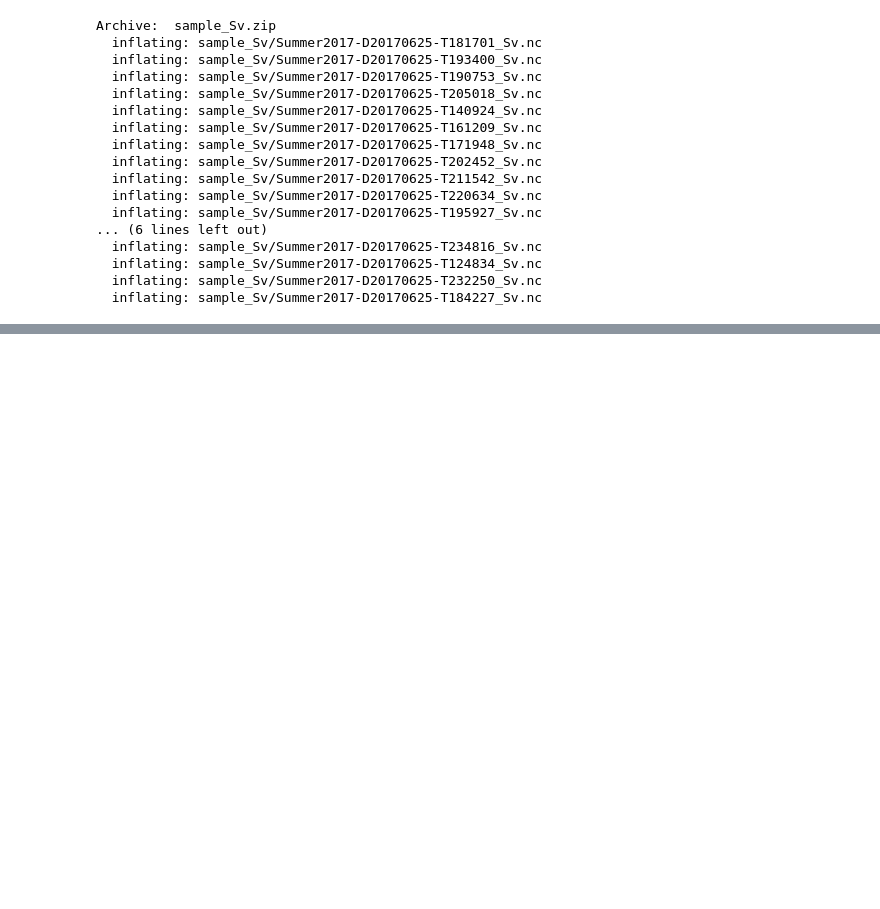
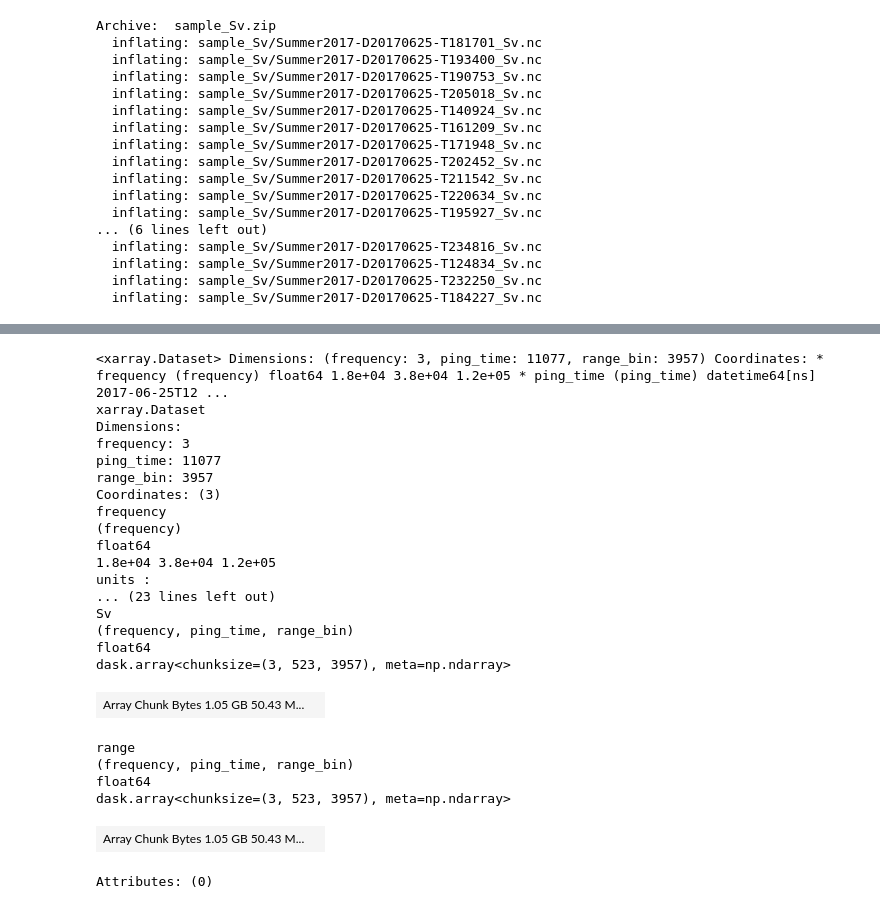
Before and after one commit to OSOceanAcoustics/echoshader, a Jupyter notebook: notebooks/Read_multiple_sonar_nc_files_zip.ipynb, the cells around one changed output, grey strips where cells are left out. Drawn from its saved outputs; the diff is of its cells as text; code cells hidden in the pictures; blank space fills up the shorter version.

```diff
--- a/notebooks/Read_multiple_sonar_nc_files_zip.ipynb
+++ b/notebooks/Read_multiple_sonar_nc_files_zip.ipynb
@@ -58,3 +68,29 @@ import xarray as xr
 import matplotlib.pyplot as plt
 # %%
 ds = xr.open_mfdataset('sample_Sv/*_Sv.nc')
+ds
+# %% [output]
+<xarray.Dataset> Dimensions: (frequency: 3, ping_time: 11077, range_bin: 3957) Coordinates: * frequency (frequency) float64 1.8e+04 3.8e+04 1.2e+05 * ping_time (ping_time) datetime64[ns] 2017-06-25T12 ...
+xarray.Dataset
+Dimensions:
+frequency: 3
+ping_time: 11077
+range_bin: 3957
+Coordinates: (3)
+frequency
+(frequency)
+float64
+1.8e+04 3.8e+04 1.2e+05
+units :
+... (23 lines left out)
+Sv
+(frequency, ping_time, range_bin)
+float64
+dask.array<chunksize=(3, 523, 3957), meta=np.ndarray>
+| Array Chunk Bytes 1.05 GB 50.43 M... |  |
+range
+(frequency, ping_time, range_bin)
+float64
+dask.array<chunksize=(3, 523, 3957), meta=np.ndarray>
+| Array Chunk Bytes 1.05 GB 50.43 M... |  |
+Attributes: (0)
```
Also changed, not shown: parts of 5 cells of this notebook.
